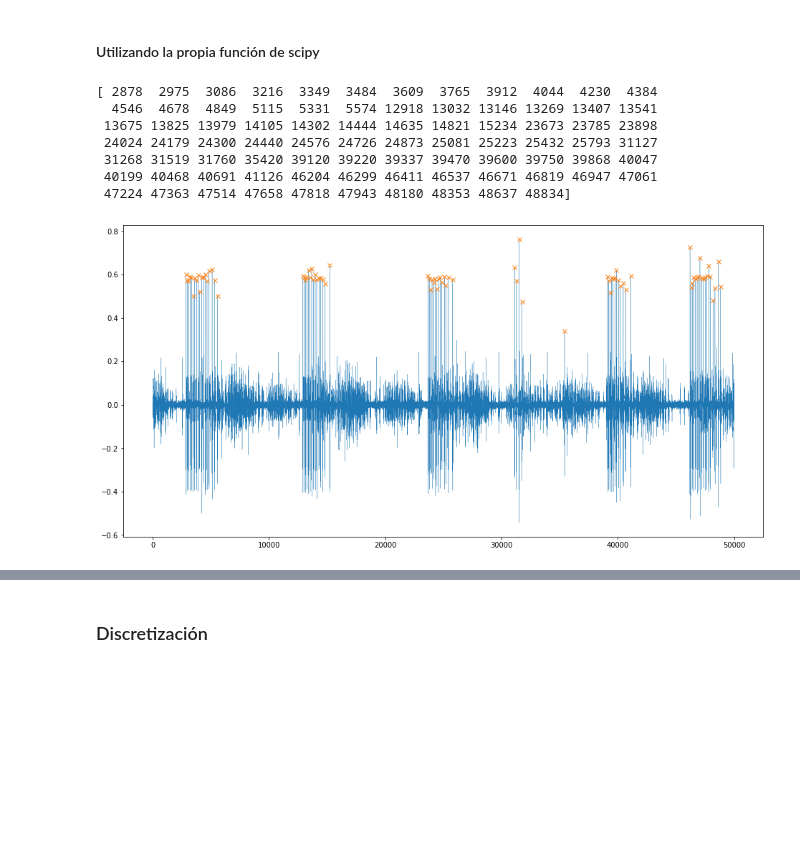
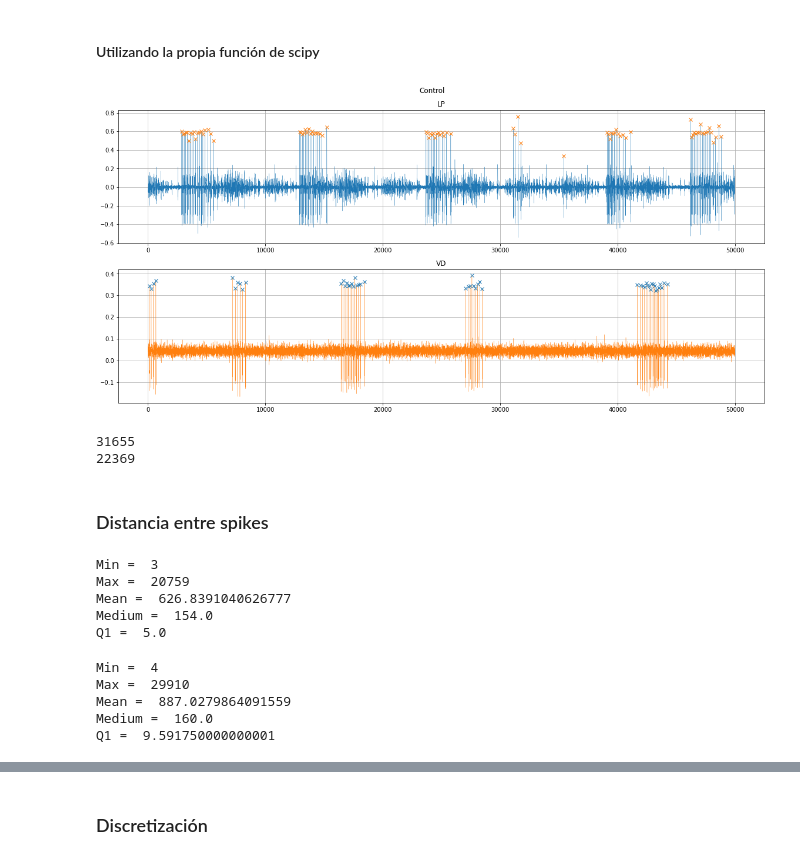
Before and after one commit to glorelvalle/mucd-mg, a Jupyter notebook: ti/analisis_datos.ipynb, the cells around one changed output, grey strips where cells are left out. Saved outputs shown, nothing was run; the diff lists cells and outputs as text; code cells hidden in the pictures; blank space fills up the shorter version.

```diff
--- a/ti/analisis_datos.ipynb
+++ b/ti/analisis_datos.ipynb
@@ -115,22 +115,65 @@ VD    0.18
 dtype: float64
 # %% [markdown]
 #### Utilizando la propia función de scipy
+# %%
+n = 50000
+peaks_clp, _ = find_peaks(trozoC.LP[:n], threshold[0])
+peaks_cvd, _ = find_peaks(trozoC.VD[:n], threshold[1])
+
+fig, (ax1, ax2) = plt.subplots(2, 1)
+fig.set_size_inches(16, 8)
+fig.suptitle('Control')
+
+ax1.plot(trozoC.LP[:n],lw=0.3)
+ax1.plot(peaks_clp, trozoC.LP[:n][peaks_clp], "x")
+ax1.set_title("LP")
+ax1.grid(True)
+
+ax2.plot(trozoC.VD[:n],'tab:orange',lw=0.3)
+ax2.plot(peaks_cvd, trozoC.VD[:n][peaks_cvd], "x")
+ax2.set_title("VD")
+ax2.grid(True)
+
+fig.tight_layout()
+# %% [output]
+[figure, added]
 # %%
-n = 50000
-peaks, _ = find_peaks(trozoC.LP[:n], threshold[0])
-print(peaks)
+clp_spikes,_ = find_peaks(trozoC.LP, threshold[0])
+cvd_spikes,_ = find_peaks(trozoC.VD, threshold[1])
-# %% [output]
-[ 2878  2975  3086  3216  3349  3484  3609  3765  3912  4044  4230  4384
-  4546  4678  4849  5115  5331  5574 12918 13032 13146 13269 13407 13541
- 13675 13825 13979 14105 14302 14444 14635 14821 15234 23673 23785 23898
- 24024 24179 24300 24440 24576 24726 24873 25081 25223 25432 25793 31127
- 31268 31519 31760 35420 39120 39220 39337 39470 39600 39750 39868 40047
- 40199 40468 40691 41126 46204 46299 46411 46537 46671 46819 46947 47061
- 47224 47363 47514 47658 47818 47943 48180 48353 48637 48834]
-# %%
-plt.figure(figsize=(16, 8))
-plt.plot(trozoC.LP[:n], lw=0.3)
-plt.plot(peaks, trozoC.LP[:n][peaks], "x")
-plt.show()
-# %% [output]
-[figure, removed]
+# %%
+# Spikes totales por señal
+print(len(clp_spikes))
+print(len(cvd_spikes))
+# %% [output]
+31655
+22369
+# %% [markdown]
+### Distancia entre spikes
+# %%
+clp_distances = np.diff(clp_spikes)
+
+print('Min = ', np.amin(clp_distances))
+print('Max = ',np.amax(clp_distances))
+print('Mean = ',np.mean(clp_distances))
+print('Medium = ',np.median(clp_distances))
+print('Q1 = ',np.quantile(clp_distances, 0.00025))
+# %% [output]
+Min =  3
+Max =  20759
+Mean =  626.8391040626777
+Medium =  154.0
+Q1 =  5.0
+# %%
+cvd_distances = np.diff(cvd_spikes)
+
+print('Min = ', np.amin(cvd_distances))
+print('Max = ',np.amax(cvd_distances))
+print('Mean = ',np.mean(cvd_distances))
+print('Medium = ',np.median(cvd_distances))
+print('Q1 = ',np.quantile(cvd_distances, 0.00025))
+# %% [output]
+Min =  4
+Max =  29910
+Mean =  887.0279864091559
+Medium =  160.0
+Q1 =  9.591750000000001
```
Also changed, not shown: parts of 30 cells of this notebook.
